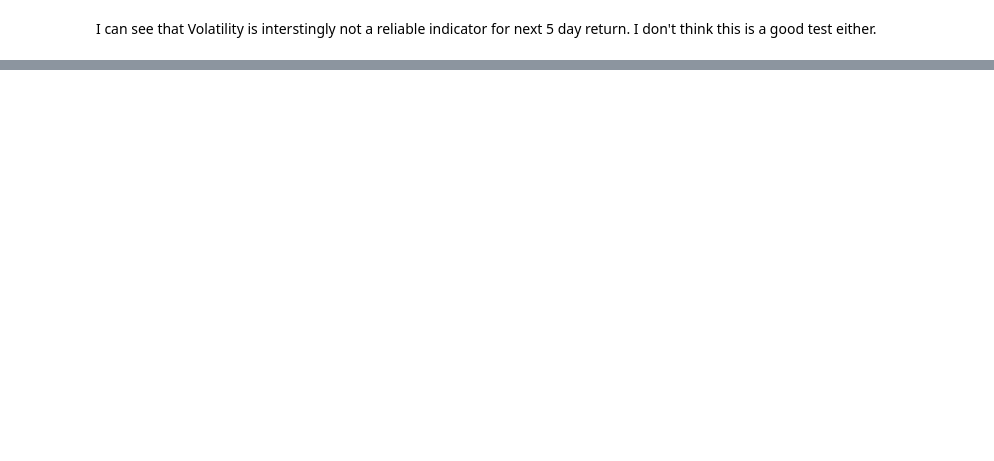
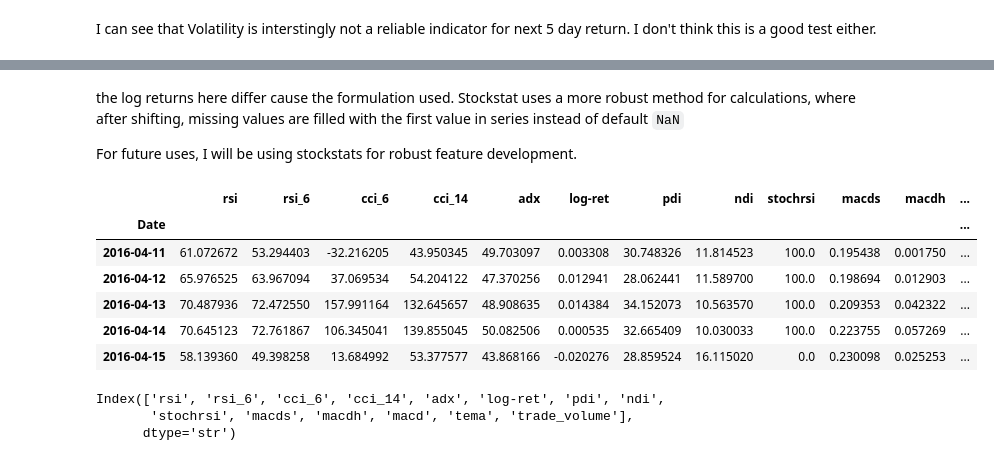
Before and after one commit to sanyam-dev/precog_test, a Jupyter notebook: task 1/task1.ipynb, the cells around one changed output, grey strips where cells are left out. Saved outputs shown, nothing was run; the diff lists cells and outputs as text; code cells hidden in the pictures; blank space fills up the shorter version.

```diff
--- a/task 1/task1.ipynb
+++ b/task 1/task1.ipynb
@@ -829,0 +845,24 @@ I can see that Volatility is interstingly not a reliable indicator for next 5 da
+# %%
+# let's try finding features according to log return, this time, we will use rolling means instead of daily indicators
+import xgboost as xgb
+from stockstats import wrap, set_dft_window
+
+data = df["Asset_1"][:250]
+data = wrap(data)
+
+rsi = data['rsi']
+rsi_14 = data['rsi_6']
+cci = data['cci_6']
+cci_14 = data['cci_14']
+adx = data['adx']
+log_return = data['log-ret']
+pdi = data['pdi']
+ndi = data['ndi']
+macds = data['macds']
+macdh = data['macdh']
+macd = data['macd']
+set_dft_window('stochrsi', 3)
+stochrsi = data['stochrsi'] # fast indicator
+tema = data['tema'] # fast indicators
+trade_volume = (data['volume'] / data['volume'].shift(1).rolling(20).median()).rename('trade_volume')
+features = pd.concat([rsi, rsi_14, cci, cci_14, adx, log_return, pdi, ndi, stochrsi, macds, macdh, macd, tema, trade_volume], axis=1).dropna()
@@ -829,0 +886,20 @@ I can see that Volatility is interstingly not a reliable indicator for next 5 da
+# %% [markdown]
+the log returns here differ cause the formulation used. Stockstat uses a more robust method for calculations, where after shifting, missing values are filled with the first value in series instead of default `NaN`
+
+For future uses, I will be using stockstats for robust feature development.
+# %%
+features.head() # Features for Asset 1
+# %% [output]
+|  | rsi | rsi_6 | cci_6 | cci_14 | adx | log-ret | pdi | ndi | stochrsi | macds | macdh | ... |
+| Date |  |  |  |  |  |  |  |  |  |  |  | ... |
+| 2016-04-11 | 61.072672 | 53.294403 | -32.216205 | 43.950345 | 49.703097 | 0.003308 | 30.748326 | 11.814523 | 100.0 | 0.195438 | 0.001750 | ... |
+| 2016-04-12 | 65.976525 | 63.967094 | 37.069534 | 54.204122 | 47.370256 | 0.012941 | 28.062441 | 11.589700 | 100.0 | 0.198694 | 0.012903 | ... |
+| 2016-04-13 | 70.487936 | 72.472550 | 157.991164 | 132.645657 | 48.908635 | 0.014384 | 34.152073 | 10.563570 | 100.0 | 0.209353 | 0.042322 | ... |
+| 2016-04-14 | 70.645123 | 72.761867 | 106.345041 | 139.855045 | 50.082506 | 0.000535 | 32.665409 | 10.030033 | 100.0 | 0.223755 | 0.057269 | ... |
+| 2016-04-15 | 58.139360 | 49.398258 | 13.684992 | 53.377577 | 43.868166 | -0.020276 | 28.859524 | 16.115020 | 0.0 | 0.230098 | 0.025253 | ... |
+# %%
+features.columns
+# %% [output]
+Index(['rsi', 'rsi_6', 'cci_6', 'cci_14', 'adx', 'log-ret', 'pdi', 'ndi',
+       'stochrsi', 'macds', 'macdh', 'macd', 'tema', 'trade_volume'],
+      dtype='str')
```
Also changed, not shown: parts of 13 cells of this notebook, 10 other files.
